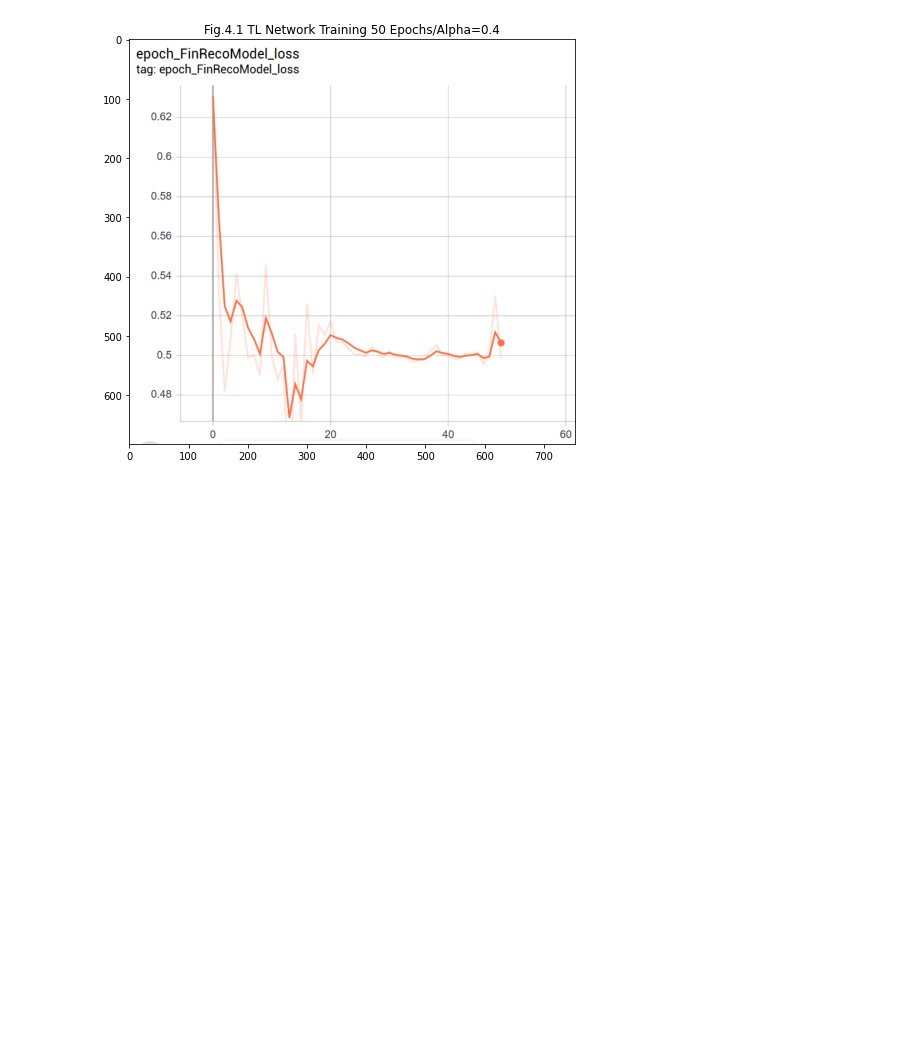
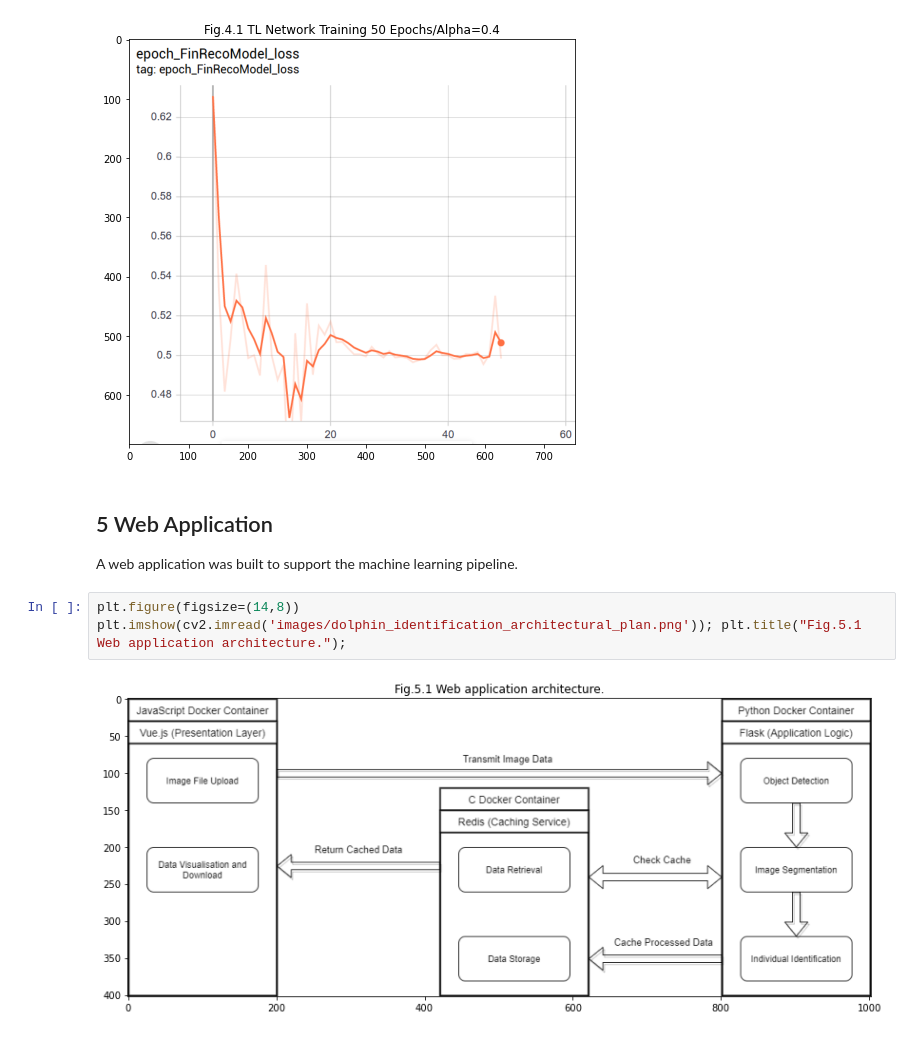
Before and after one commit to JBris/dolphin_segmentation, a Jupyter notebook: notebooks/0_ASS4_Intro_and_Pre-Processing.ipynb, the cells around one changed output. Cells and saved outputs as stored; diff of their text form; blank space fills up the shorter version.

```diff
--- a/notebooks/0_ASS4_Intro_and_Pre-Processing.ipynb
+++ b/notebooks/0_ASS4_Intro_and_Pre-Processing.ipynb
@@ -441,3 +469,12 @@ plt.figure(figsize=(8,8))
 plt.imshow(cv2.cvtColor(image, cv2.COLOR_BGR2RGB)); plt.title("Fig.4.1 TL Network Training 50 Epochs/Alpha=0.4");
 # %% [output]
 [figure]
+# %% [markdown]
+## 5 Web Application
+
+A web application was built to support the machine learning pipeline.
+# %%
+plt.figure(figsize=(14,8))
+plt.imshow(cv2.imread('images/dolphin_identification_architectural_plan.png')); plt.title("Fig.5.1 Web application architecture.");
+# %% [output]
+[figure, added]
```
Also changed, not shown: parts of 32 cells of this notebook, 15 other files.
